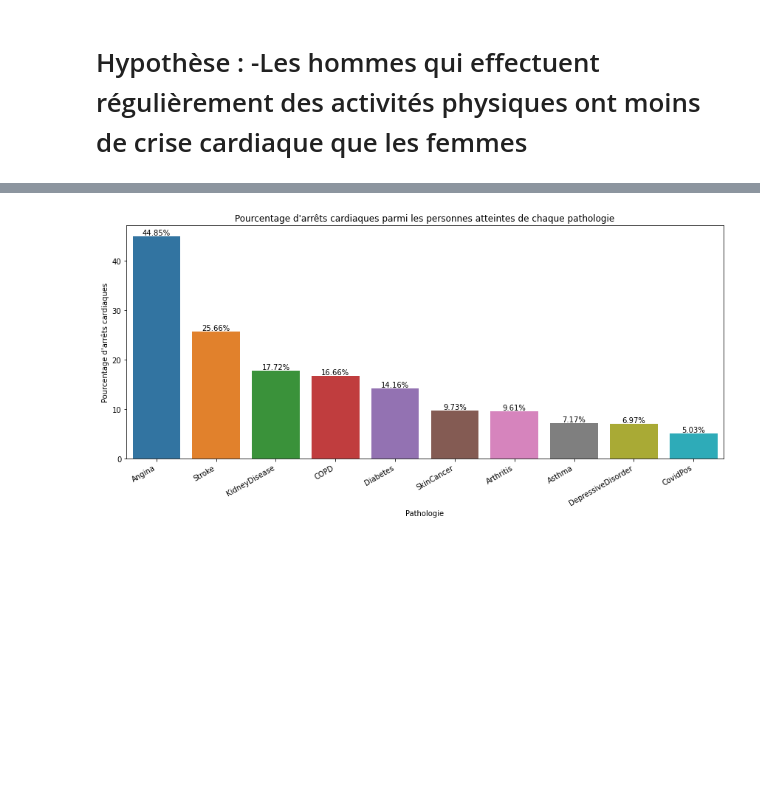
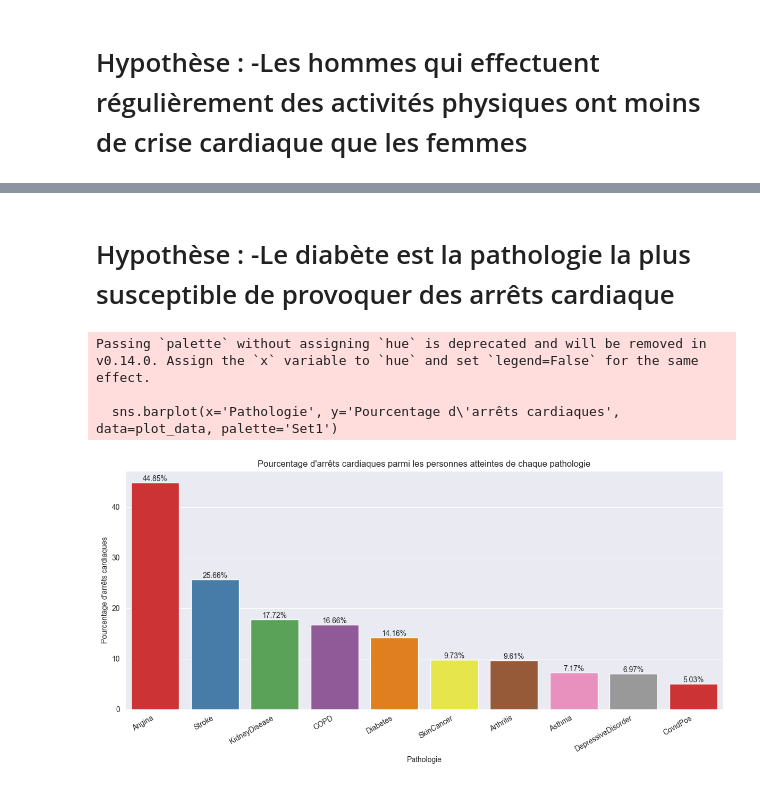
Before and after one commit to Leonciol/Reporting_restitution_grp4, a Jupyter notebook: main.ipynb, the cells around one changed output, grey strips where cells are left out. Saved outputs shown, nothing was run; the diff lists cells and outputs as text; code cells hidden in the pictures; blank space fills up the shorter version.

```diff
--- a/main.ipynb
+++ b/main.ipynb
@@ -215,34 +218,40 @@ Use them some days                           3830    45
+# %% [markdown]
+<h1>Hypothèse : </br>
+-Le diabète est la pathologie la plus susceptible de provoquer des arrêts cardiaque
 # %%
-df = pd.read_csv("data\heart_2022_with_nans.csv")
+df = pd.read_csv("data/heart_2022_with_nans.csv")
 
 pathologies = ['HadDepressiveDisorder','HadDiabetes', 'HadAngina', 'HadStroke', 'HadAsthma', 'HadCOPD', 'HadKidneyDisease', 'HadArthritis','HadSkinCancer',"CovidPos"]
 
 def calculate_heart_attack_percentage(data, condition):
     condition_data = data[data[condition] == 'Yes']
     total = len(condition_data)
     heart_attacks = len(condition_data[condition_data['HadHeartAttack'] == 'Yes'])
     return (heart_attacks / total) * 100 if total > 0 else 0
 
 percentages = [calculate_heart_attack_percentage(df, path) for path in pathologies]
 
 plot_data = pd.DataFrame({
     'Pathologie': [path.replace('Had', '') for path in pathologies],
     'Pourcentage d\'arrêts cardiaques': percentages
 })
 
 plot_data = plot_data.sort_values('Pourcentage d\'arrêts cardiaques', ascending=False)
 
 plt.figure(figsize=(12, 6))
-sns.barplot(x='Pathologie', y='Pourcentage d\'arrêts cardiaques', data=plot_data)
+sns.barplot(x='Pathologie', y='Pourcentage d\'arrêts cardiaques', data=plot_data, palette='Set1')
 plt.title('Pourcentage d\'arrêts cardiaques parmi les personnes atteintes de chaque pathologie')
 plt.xlabel('Pathologie')
 plt.ylabel('Pourcentage d\'arrêts cardiaques')
 plt.xticks(rotation=30, ha='right')
 
 for i, v in enumerate(plot_data['Pourcentage d\'arrêts cardiaques']):
     plt.text(i, v, f'{v:.2f}%', ha='center', va='bottom')
 
 plt.tight_layout()
 plt.show()
 # %% [output]
+Passing `palette` without assigning `hue` is deprecated and will be removed in v0.14.0. Assign the `x` variable to `hue` and set `legend=False` for the same effect.
+
+  sns.barplot(x='Pathologie', y='Pourcentage d\'arrêts cardiaques', data=plot_data, palette='Set1')
-[figure, old version]
+[figure, new version]
```
Also changed, not shown: parts of 9 cells of this notebook, 2 other files.
